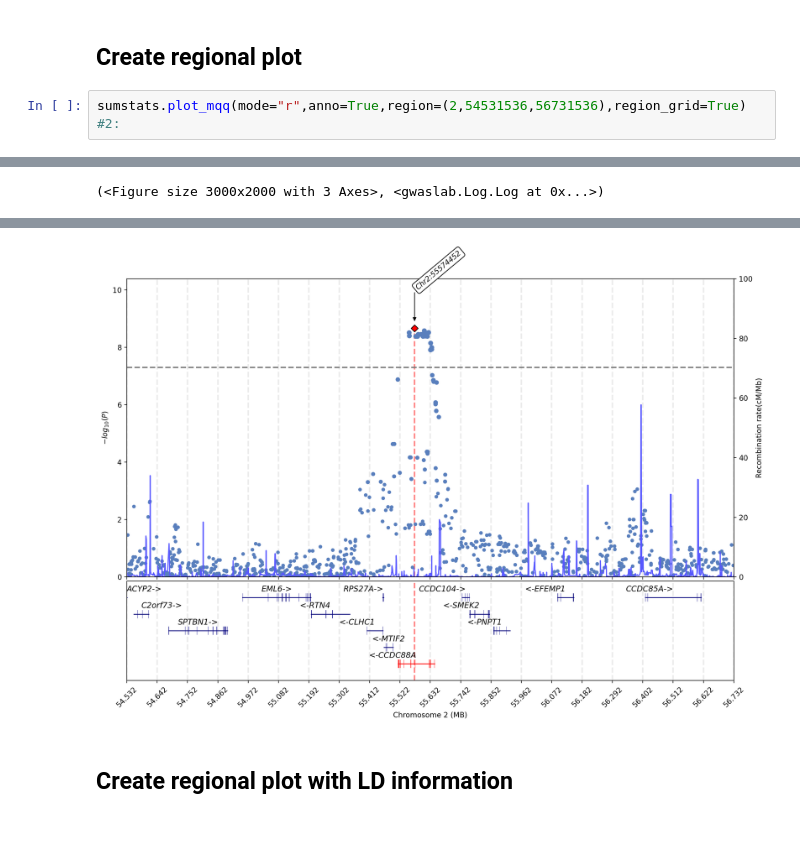
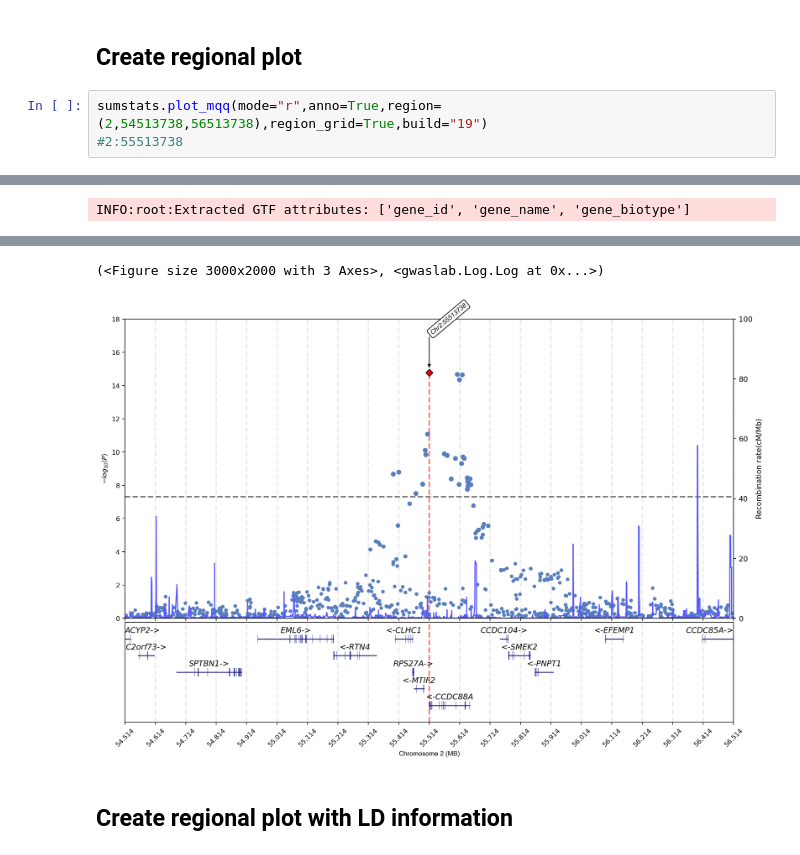
Before and after one commit to Cloufield/GWASTutorial, a Jupyter notebook: 06_Association_tests/Visualization.ipynb, the cells around one changed output, grey strips where cells are left out. Drawn from its saved outputs; the diff is of its cells as text; blank space fills up the shorter version.

```diff
--- a/06_Association_tests/Visualization.ipynb
+++ b/06_Association_tests/Visualization.ipynb
@@ -117,6 +108,6 @@ Tue Dec 27 23:08:29 2022 Finished normalizing variants successfully!
 # %% [markdown]
 ## Create regional plot
 # %%
-sumstats.plot_mqq(mode="r",anno=True,region=(2,54531536,56731536),region_grid=True)
-#2:
+sumstats.plot_mqq(mode="r",anno=True,region=(2,54513738,56513738),region_grid=True,build="19")
+#2:55513738
 # %% [output]
@@ -140 +131 @@ Tue Dec 27 23:08:45 2022  -Annotating using column CHR:POS...
-(<Figure size 3000x2000 with 3 Axes>, <gwaslab.Log.Log at 0x...>)
+INFO:root:Extracted GTF attributes: ['gene_id', 'gene_name', 'gene_biotype']
@@ -141,4 +139,5 @@ Tue Dec 27 23:08:45 2022  -Annotating using column CHR:POS...
+(<Figure size 3000x2000 with 3 Axes>, <gwaslab.Log.Log at 0x...>)
-[figure, old version]
+[figure, new version]
 # %% [markdown]
 ## Create regional plot with LD information
 # %%
```
Also changed, not shown: parts of 6 cells of this notebook, 27 other files.
